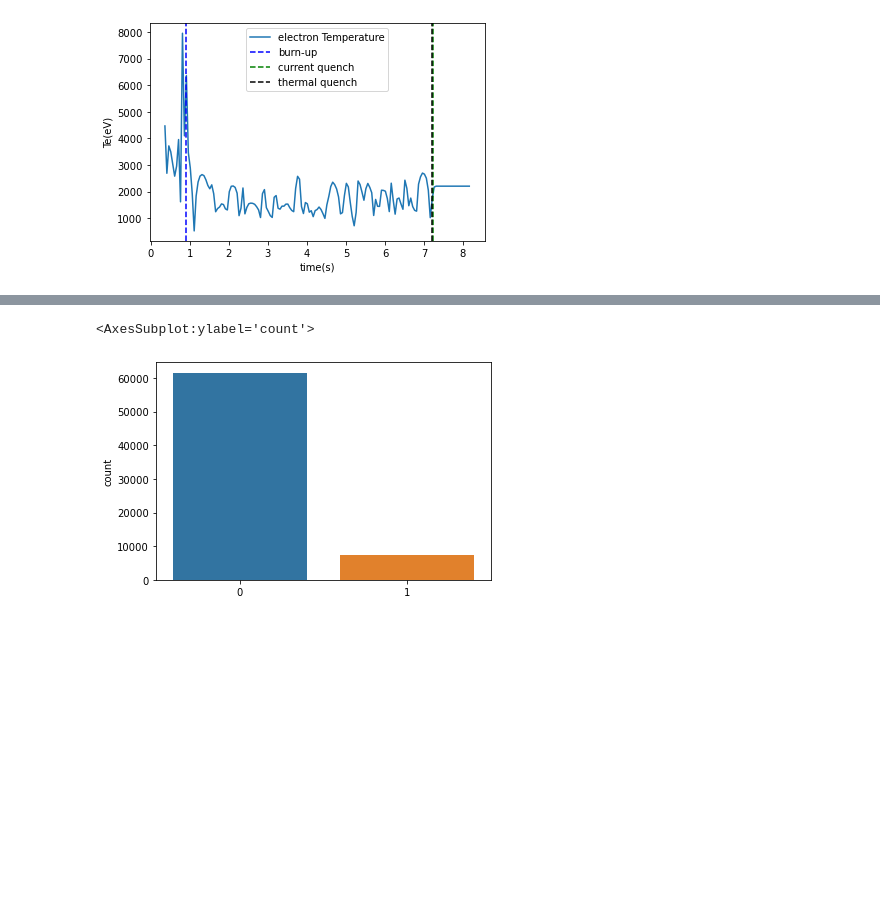
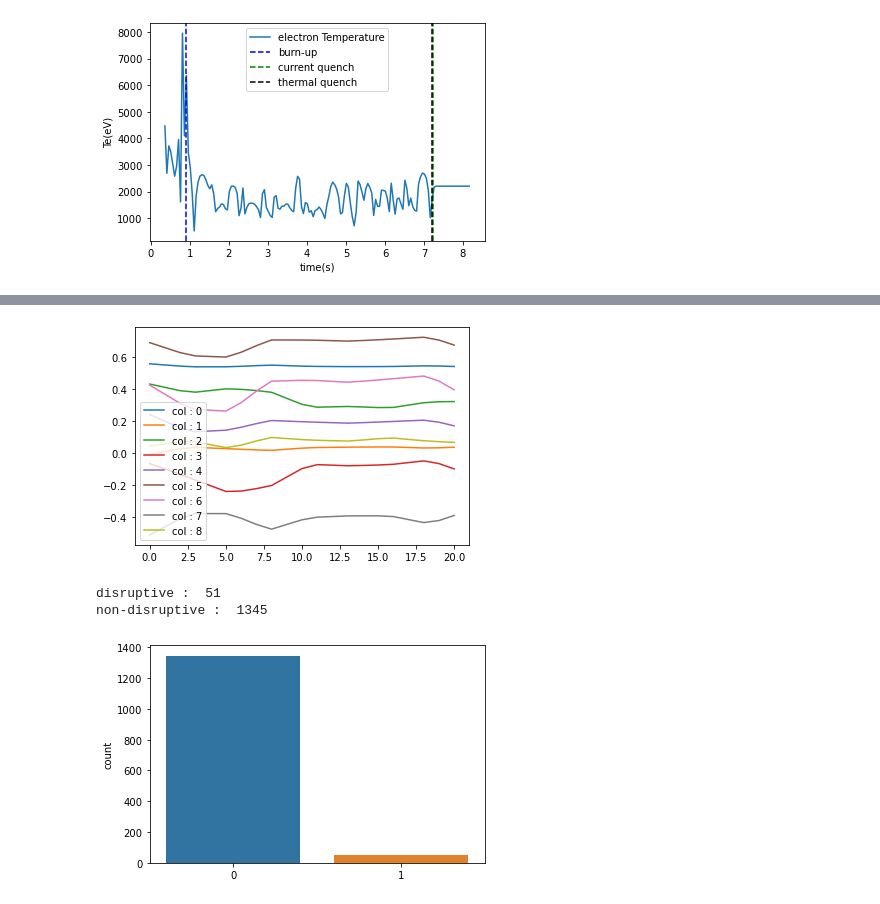
Before and after one commit to ZINZINBIN/Disruption-Prediciton-based-on-Multimodal-Deep-Learning, a Jupyter notebook: analysis_on_numerical_dataset.ipynb, the cells around one changed output, grey strips where cells are left out. Cells and saved outputs as stored; diff of their text form; code cells hidden in the pictures; blank space fills up the shorter version.

Commit message:
update 0D data disruption prediction

```diff
--- a/analysis_on_numerical_dataset.ipynb
+++ b/analysis_on_numerical_dataset.ipynb
@@ -318,9 +377,27 @@ RuntimeError: DataLoader worker (pid(s) 15914) exited unexpectedly
+# %%
+import matplotlib.pyplot as plt
+plt.plot(sample_data[0,:,0].numpy(), label = 'col : 0')
+plt.plot(sample_data[0,:,1].numpy(), label = 'col : 1')
+plt.plot(sample_data[0,:,2].numpy(), label = 'col : 2')
+plt.plot(sample_data[0,:,3].numpy(), label = 'col : 3')
+plt.plot(sample_data[0,:,4].numpy(), label = 'col : 4')
+plt.plot(sample_data[0,:,5].numpy(), label = 'col : 5')
+plt.plot(sample_data[0,:,6].numpy(), label = 'col : 6')
+plt.plot(sample_data[0,:,7].numpy(), label = 'col : 7')
+plt.plot(sample_data[0,:,8].numpy(), label = 'col : 8')
+plt.legend()
+plt.show()
+# %% [output]
+[figure, added]
 # %%
 import seaborn as sns
 sns.countplot(train_data.labels)
+print("disruptive : ", np.sum(train_data.labels))
+print("non-disruptive : ", len(train_data.labels) - np.sum(train_data.labels))
 # %% [output]
-<AxesSubplot:ylabel='count'>
+disruptive :  51
+non-disruptive :  1345
-[figure, old version]
+[figure, new version]
 # %%
 import torch
 import torch.nn as nn
```
Also changed, not shown: parts of 8 cells of this notebook, 3 other files.
